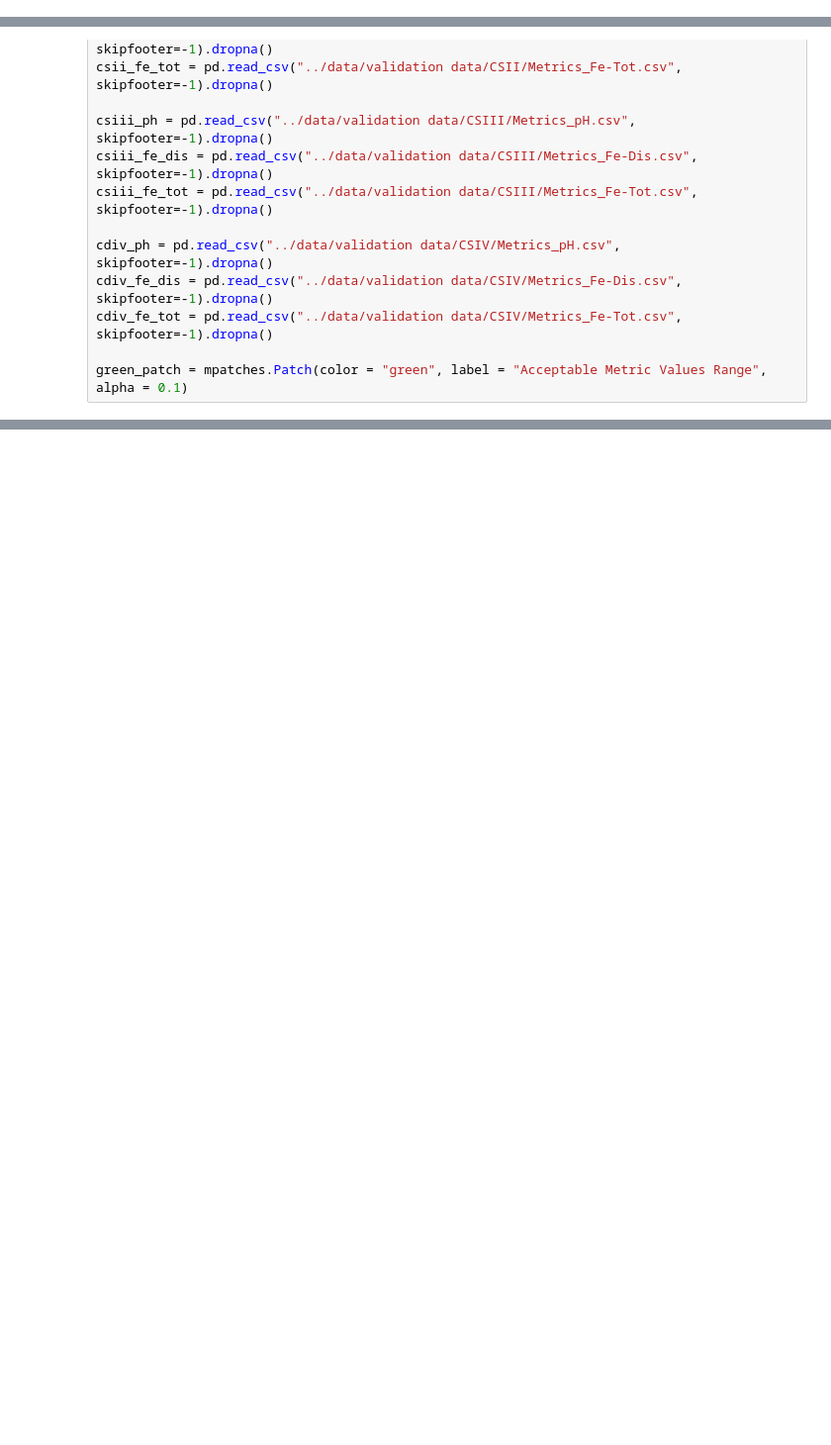
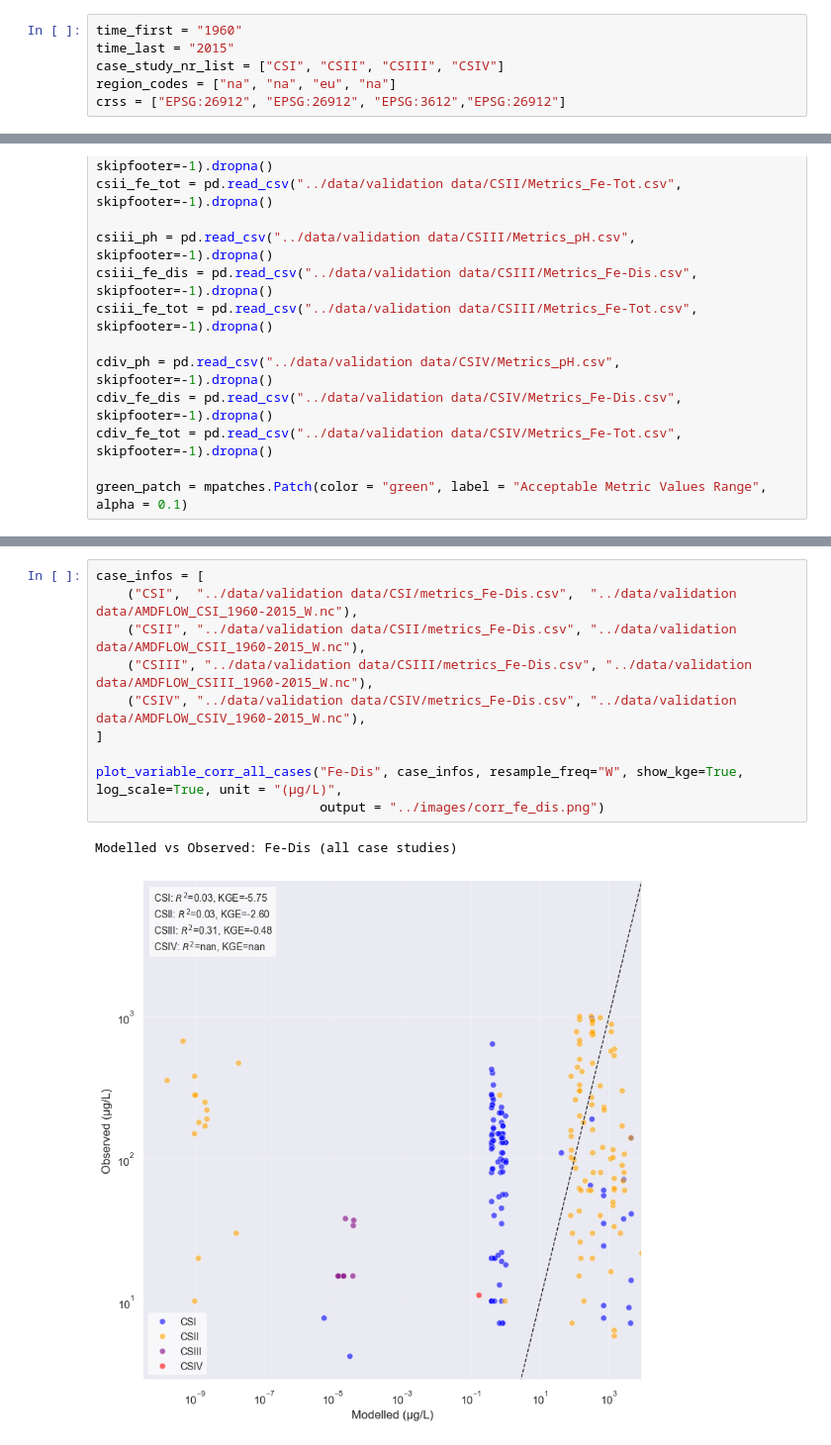
Before and after one commit to lgroenhart/AMDFLOW, a Jupyter notebook: val_plots.ipynb, the cells around one changed output, grey strips where cells are left out. Shown at 99% size. Saved outputs shown, nothing was run; the diff lists cells and outputs as text; blank space fills up the shorter version.

```diff
--- a/val_plots.ipynb
+++ b/val_plots.ipynb
@@ -6,0 +138,6 @@ sns.set_theme()
+# %%
+time_first = "1960"
+time_last = "2015"
+case_study_nr_list = ["CSI", "CSII", "CSIII", "CSIV"]
+region_codes = ["na", "na", "eu", "na"]
+crss = ["EPSG:26912", "EPSG:26912", "EPSG:3612","EPSG:26912"]
@@ -335,0 +602,13 @@ plt.tight_layout()
+# %%
+case_infos = [
+    ("CSI",  "../data/validation data/CSI/metrics_Fe-Dis.csv",  "../data/validation data/AMDFLOW_CSI_1960-2015_W.nc"),
+    ("CSII", "../data/validation data/CSII/metrics_Fe-Dis.csv", "../data/validation data/AMDFLOW_CSII_1960-2015_W.nc"),
+    ("CSIII", "../data/validation data/CSIII/metrics_Fe-Dis.csv", "../data/validation data/AMDFLOW_CSIII_1960-2015_W.nc"),
+    ("CSIV", "../data/validation data/CSIV/metrics_Fe-Dis.csv", "../data/validation data/AMDFLOW_CSIV_1960-2015_W.nc"),
+]
+
+plot_variable_corr_all_cases("Fe-Dis", case_infos, resample_freq="W", show_kge=True, log_scale=True, unit = "(µg/L)",
+                             output = "../images/corr_fe_dis.png")
+# %% [output]
+Modelled vs Observed: Fe-Dis (all case studies)
+[figure, added]
```
Also changed, not shown: parts of 24 cells of this notebook.
